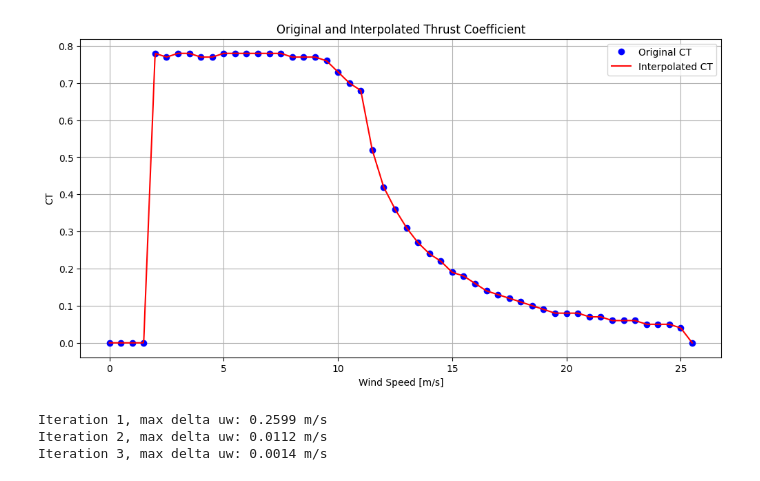
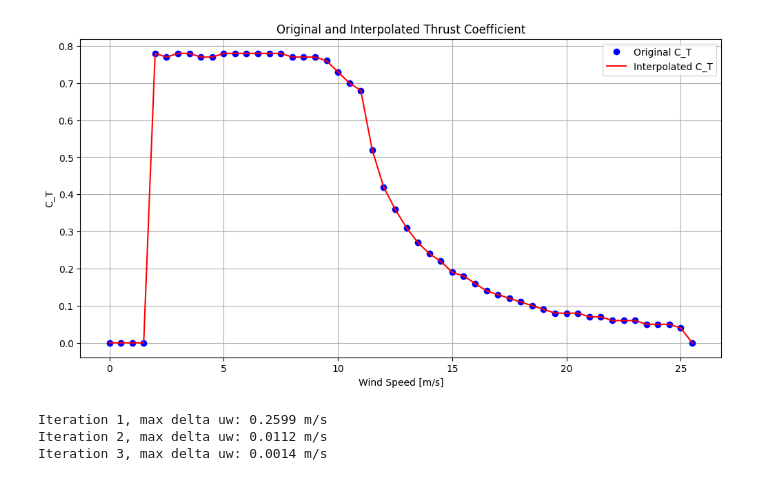
Before and after one commit to marcinsadowy/WTABL, a Jupyter notebook: SimpleLayout/ctafx.ipynb, the cells around one changed output. Cells and saved outputs as stored; diff of their text form; code cells hidden in the pictures.

```diff
--- a/SimpleLayout/ctafx.ipynb
+++ b/SimpleLayout/ctafx.ipynb
@@ -52,28 +52,28 @@ def calculate_wind_speed(x_1, x_2, x_3, z_H, D, C_T, s_d, s_c):
 # Initialize thrust curve
 
 u = np.arange(0, 26, .5)  # [m/s]
-CT = np.array([0, 0, 0, 0, 0.78, 0.77, 0.78, 0.78, 0.77, 0.77, 0.78, 0.78, 0.78, 0.78, 0.78, 0.78, 0.77, 0.77, 0.77, 0.76, 0.73, 0.7, 0.68, 0.52, 0.42,
+C_T_var = np.array([0, 0, 0, 0, 0.78, 0.77, 0.78, 0.78, 0.77, 0.77, 0.78, 0.78, 0.78, 0.78, 0.78, 0.78, 0.77, 0.77, 0.77, 0.76, 0.73, 0.7, 0.68, 0.52, 0.42,
       0.36, 0.31, 0.27, 0.24, 0.22, 0.19, 0.18, 0.16, 0.14, 0.13, 0.12, 0.11, 0.1, 0.09, 0.08, 0.08, 0.08, 0.07, 0.07, 0.06, 0.06, 0.06,
       0.05, 0.05, 0.05, 0.04, 0])
-tc = np.rec.fromarrays([u, CT], names='u, CT')
+tc = np.rec.fromarrays([u, C_T_var], names='u, C_T')
 # %%
 # Interpolate thrust curve
 u_interp = np.linspace(u.min(), u.max(), 1000)
-CT_interp = interp1d(u, CT, kind='linear')(u_interp)
+C_T_interp = interp1d(u, C_T_var, kind='linear')(u_interp)
 
-tc_interp = np.rec.fromarrays([u_interp, CT_interp], names='u, CT')
+tc_interp = np.rec.fromarrays([u_interp, C_T_interp], names='u, C_T')
 
 plt.figure(figsize=(12, 6))
-plt.plot(u, CT, 'o', label='Original CT', color='blue')
-plt.plot(u_interp, CT_interp, '-', label='Interpolated CT', color='red')
+plt.plot(u, C_T_var, 'o', label='Original C_T', color='blue')
+plt.plot(u_interp, C_T_interp, '-', label='Interpolated C_T', color='red')
 plt.xlabel('Wind Speed [m/s]')
-plt.ylabel('CT')
+plt.ylabel('C_T')
 plt.title('Original and Interpolated Thrust Coefficient')
 plt.legend(loc='best')
 plt.grid(True)
 plt.show()
 # %% [output]
-[figure, old version]
+[figure, new version]
 # %%
 def calculate_wind_speed_iterative(x_1, x_2, x_3, z_H, D, s_d, s_c, uw_initial, tol=0.01, max_iter=100):
 
```
Also changed, not shown: parts of 2 cells of this notebook, 1 other file.
